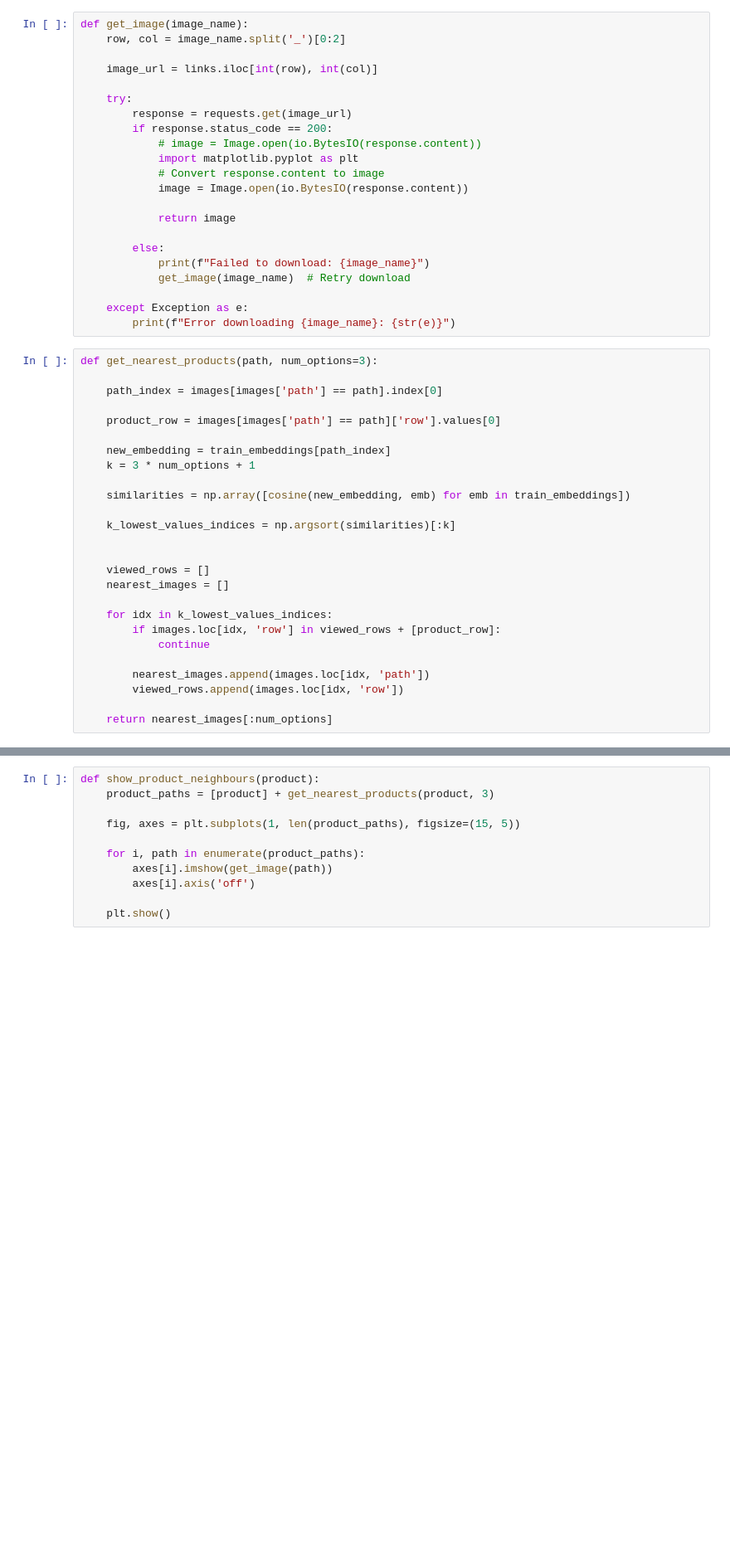
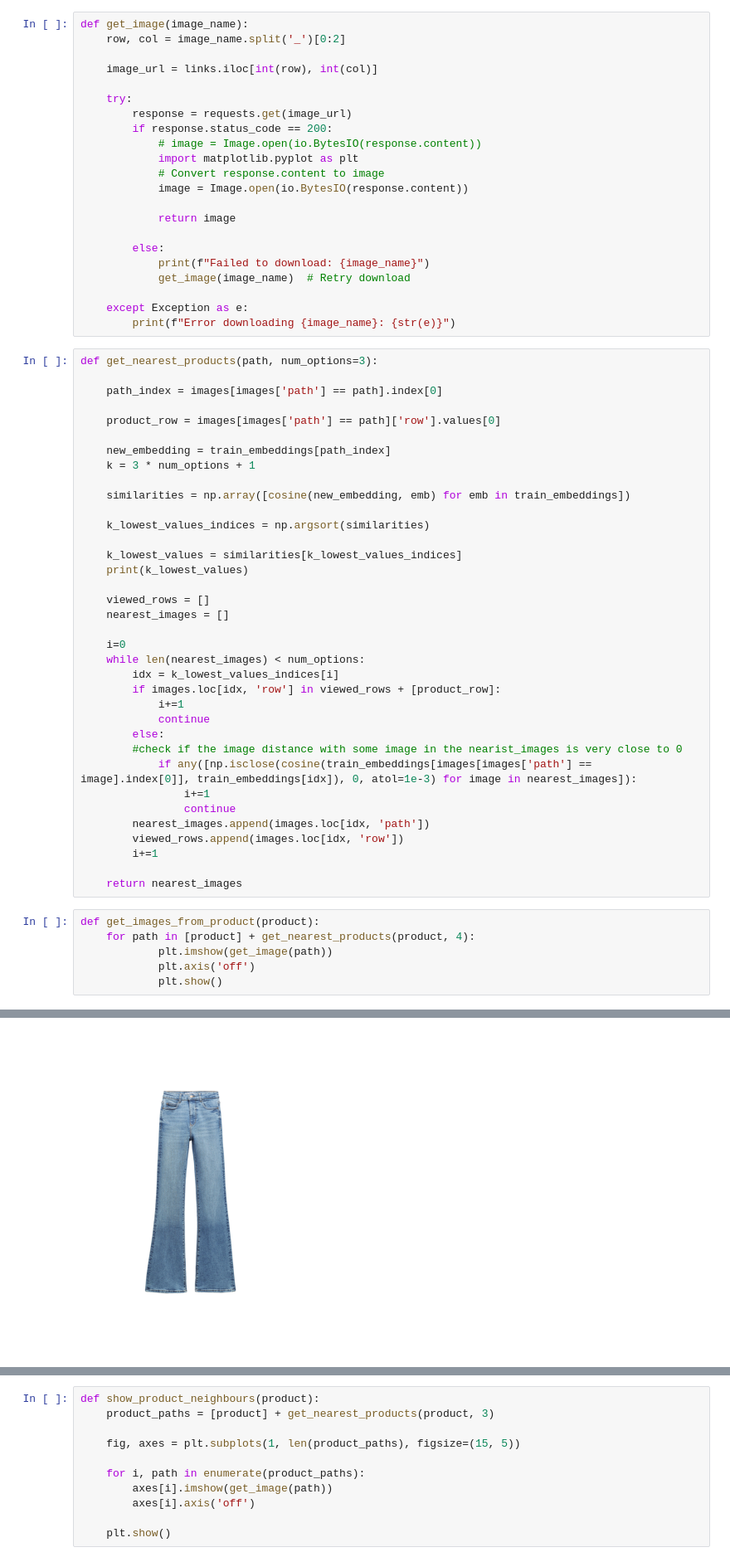
Before and after one commit to gerard-grau/HackUPC2024, a Jupyter notebook: out_of_stock.ipynb, the cells around one changed output, grey strips where cells are left out. Shown at 83% size. Cells and saved outputs as stored; diff of their text form; blank space fills up the shorter version.

```diff
--- a/out_of_stock.ipynb
+++ b/out_of_stock.ipynb
@@ -49,17 +49,34 @@ def get_nearest_products(path, num_options=3):
 
     similarities = np.array([cosine(new_embedding, emb) for emb in train_embeddings])
 
-    k_lowest_values_indices = np.argsort(similarities)[:k]
+    k_lowest_values_indices = np.argsort(similarities)
 
+    k_lowest_values = similarities[k_lowest_values_indices]
+    print(k_lowest_values)
 
     viewed_rows = []
     nearest_images = []
 
-    for idx in k_lowest_values_indices:
+    i=0
+    while len(nearest_images) < num_options:
+        idx = k_lowest_values_indices[i]
         if images.loc[idx, 'row'] in viewed_rows + [product_row]:
+            i+=1
             continue
-
+        else:
+        #check if the image distance with some image in the nearist_images is very close to 0
+            if any([np.isclose(cosine(train_embeddings[images[images['path'] == image].index[0]], train_embeddings[idx]), 0, atol=1e-3) for image in nearest_images]):
+                i+=1
+                continue
         nearest_images.append(images.loc[idx, 'path'])
         viewed_rows.append(images.loc[idx, 'row'])
+        i+=1
 
-    return nearest_images[:num_options]
+    return nearest_images
+# %%
+def get_images_from_product(product):
+    for path in [product] + get_nearest_products(product, 4):
+            plt.imshow(get_image(path))
+            plt.axis('off')
+            plt.show()
+# %% [output]
@@ -65,0 +84 @@ def get_nearest_products(path, num_options=3):
+[figure, added]
```
Also changed, not shown: parts of 6 cells of this notebook, 3 other files.
